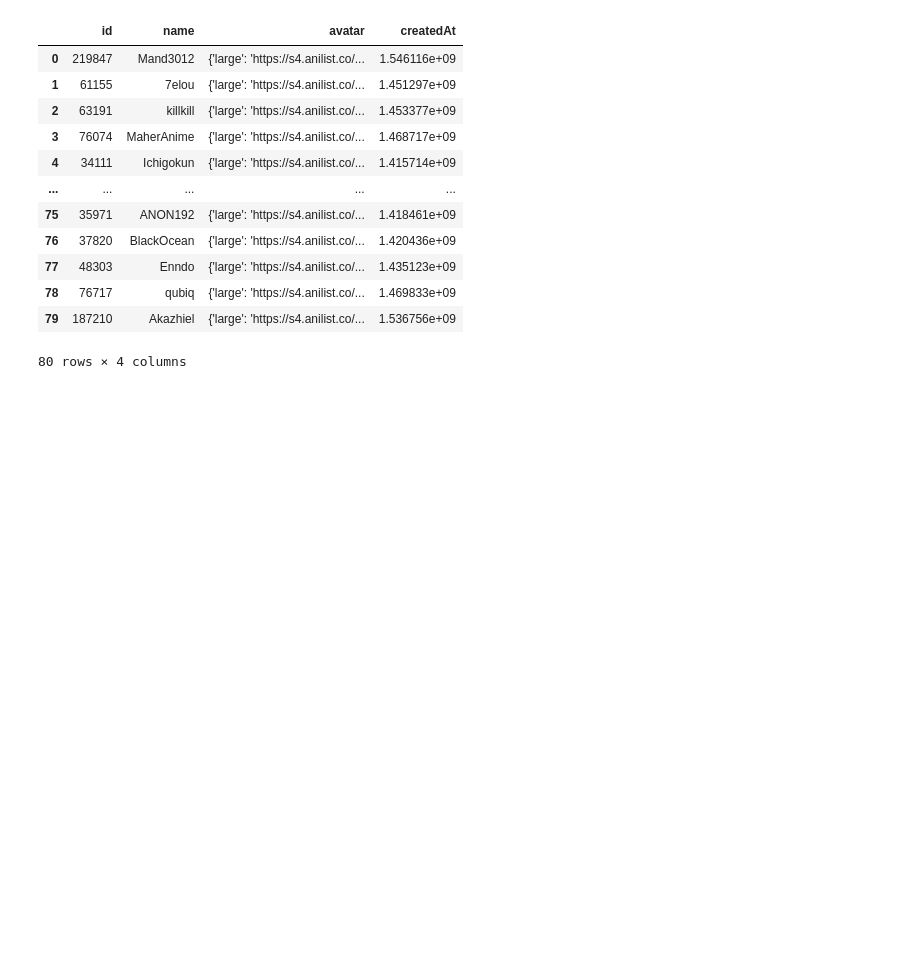
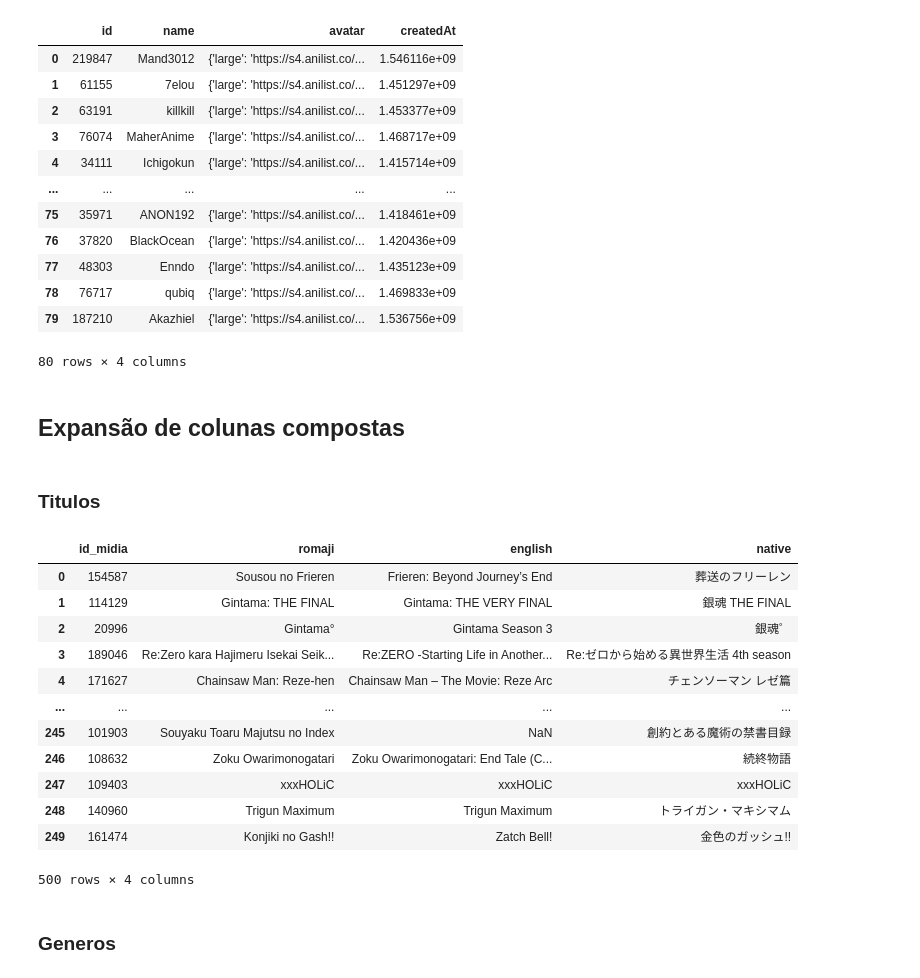
Before and after one commit to E-rhari/AniLista, a Jupyter notebook: requestApi.ipynb, the cells around one changed output. Cells and saved outputs as stored; diff of their text form; code cells hidden in the pictures; blank space fills up the shorter version.

```diff
--- a/requestApi.ipynb
+++ b/requestApi.ipynb
@@ -91,5 +93,5 @@ def getPages(url:str, query:str, name:str, total:int=50):
 # %%
-mediaQuery = '''media (sort: SCORE_DESC, type: ANIME) {
+animeQuery = '''media (sort: SCORE_DESC, type: ANIME) {
                     id
                     title {
                         romaji
@@ -114,5 +116,6 @@ mediaQuery = '''media (sort: SCORE_DESC, type: ANIME) {
                         month
                         day
                     }
+                    episodes
                 }
             '''
@@ -164,8 +222,10 @@ userQuery = '''users (sort: WATCHED_TIME_DESC){
 # %%
 queries = {
-    'media':    (mediaQuery,    250),
+    'anime':    (animeQuery,    250),
+    'manga':    (mangaQuery,    250),
     'studio':   (studioQuery,   50),
     'character':(charQuery,     250),
     'staff':    (staffQuery,    150),
+    # 'va':       (vaQuery,       100),
     'user':     (userQuery,     80)
 }
@@ -274,3 +357,42 @@ dfs['user']
 | 78 | 76717 | qubiq | {'large': 'https://s4.anilist.co/... | 1.469833e+09 |
 | 79 | 187210 | Akazhiel | {'large': 'https://s4.anilist.co/... | 1.536756e+09 |
 80 rows × 4 columns
+# %% [markdown]
+## Expansão de colunas compostas
+# %% [markdown]
+### Titulos
+# %%
+dfs['title'] = pd.DataFrame()
+
+animeTitles = pd.DataFrame()
+mangaTitles = pd.DataFrame()
+
+animeTitles['id_midia'] = dfs['anime']['id']
+mangaTitles['id_midia'] = dfs['anime']['id']
+
+titleTypes = ['romaji', 'english', 'native']
+
+for titleType in titleTypes:
+    animeTitles[titleType] = dfs['anime']['title'].apply(lambda x: x[titleType])
+    mangaTitles[titleType] = dfs['manga']['title'].apply(lambda x: x[titleType])
+
+
+dfs['title'] = pd.concat([animeTitles, mangaTitles])
+
+dfs['title']
+# %% [output]
+|  | id_midia | romaji | english | native |
+| 0 | 154587 | Sousou no Frieren | Frieren: Beyond Journey’s End | 葬送のフリーレン |
+| 1 | 114129 | Gintama: THE FINAL | Gintama: THE VERY FINAL | 銀魂 THE FINAL |
+| 2 | 20996 | Gintama° | Gintama Season 3 | 銀魂゜ |
+| 3 | 189046 | Re:Zero kara Hajimeru Isekai Seik... | Re:ZERO -Starting Life in Another... | Re:ゼロから始める異世界生活 4th season |
+| 4 | 171627 | Chainsaw Man: Reze-hen | Chainsaw Man – The Movie: Reze Arc | チェンソーマン レゼ篇 |
+| ... | ... | ... | ... | ... |
+| 245 | 101903 | Souyaku Toaru Majutsu no Index | NaN | 創約とある魔術の禁書目録 |
+| 246 | 108632 | Zoku Owarimonogatari | Zoku Owarimonogatari: End Tale (C... | 続終物語 |
+| 247 | 109403 | xxxHOLiC | xxxHOLiC | xxxHOLiC |
+| 248 | 140960 | Trigun Maximum | Trigun Maximum | トライガン・マキシマム |
+| 249 | 161474 | Konjiki no Gash!! | Zatch Bell! | 金色のガッシュ!! |
+500 rows × 4 columns
+# %% [markdown]
+### Generos
```
Also changed, not shown: parts of 14 cells of this notebook.
